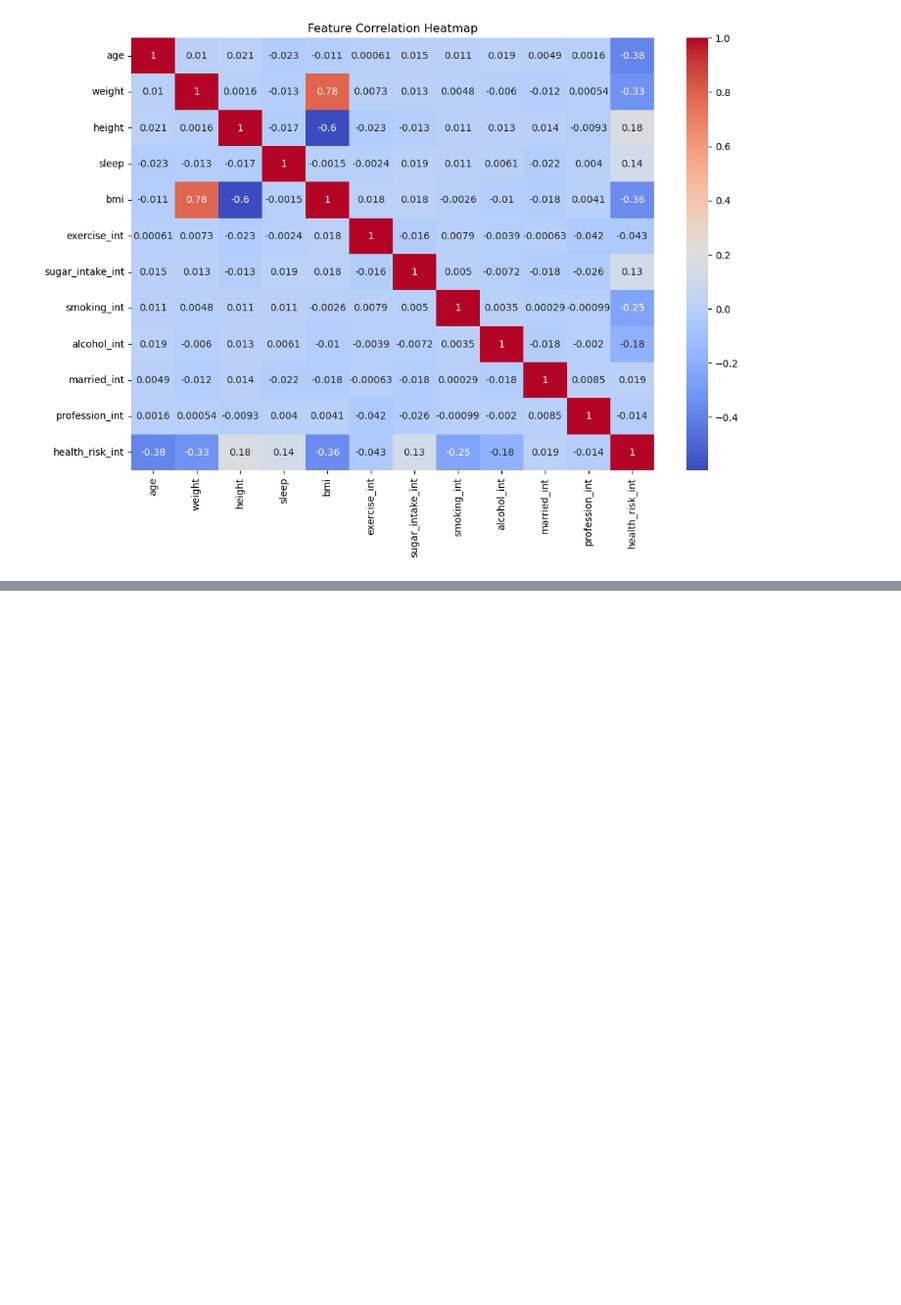
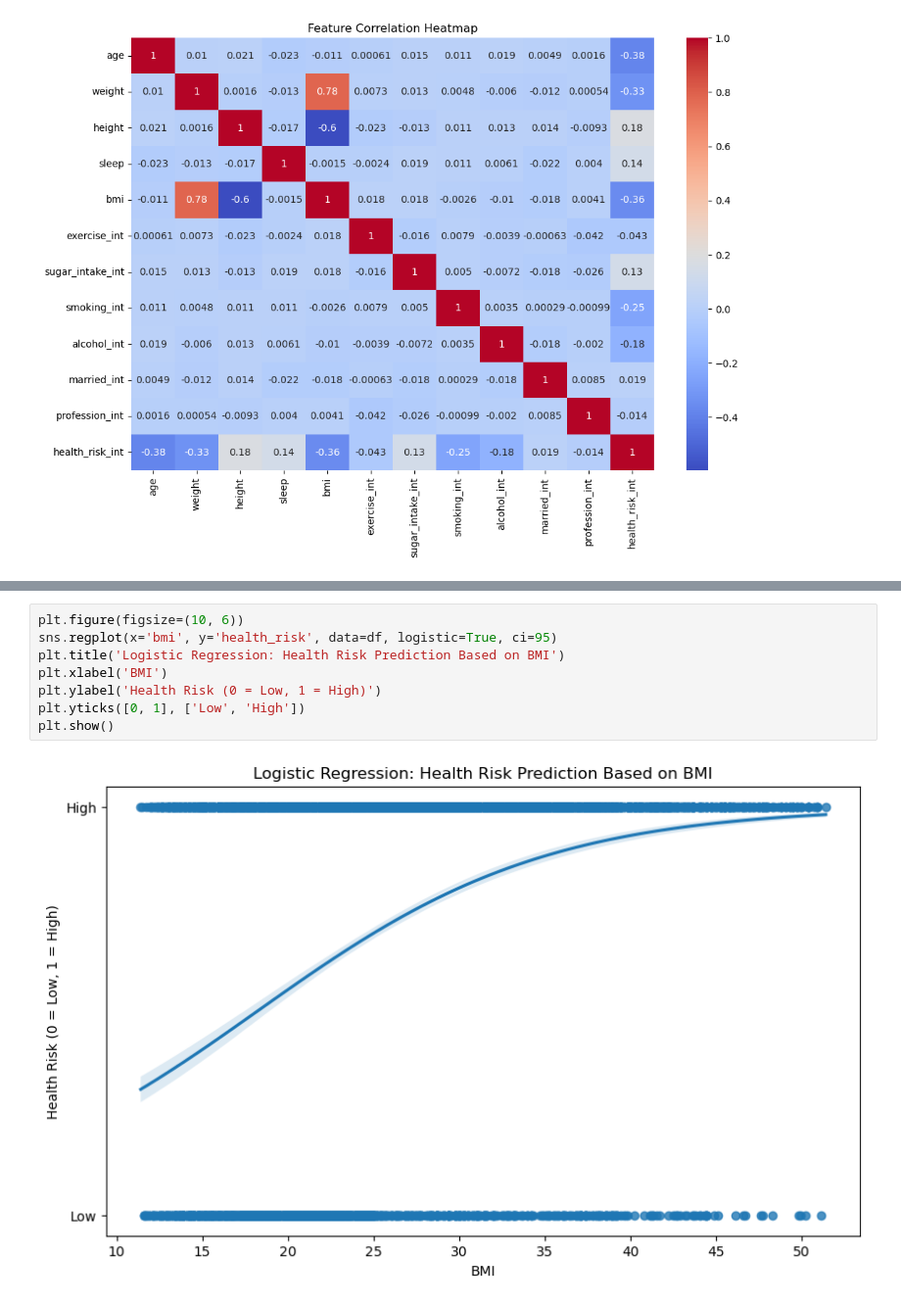
Before and after one commit to MyleeCS/Lifestyle-and-Health-Risk-EDA, a Jupyter notebook: lifestyle-and-health-risk-eda.ipynb, the cells around one changed output, grey strips where cells are left out. Shown at 98% size. Cells and saved outputs as stored; diff of their text form; blank space fills up the shorter version.

```diff
--- a/lifestyle-and-health-risk-eda.ipynb
+++ b/lifestyle-and-health-risk-eda.ipynb
@@ -138,0 +162,10 @@ plt.show()
+# %%
+plt.figure(figsize=(10, 6))
+sns.regplot(x='bmi', y='health_risk', data=df, logistic=True, ci=95)
+plt.title('Logistic Regression: Health Risk Prediction Based on BMI')
+plt.xlabel('BMI')
+plt.ylabel('Health Risk (0 = Low, 1 = High)')
+plt.yticks([0, 1], ['Low', 'High'])
+plt.show()
+# %% [output]
+[figure, added]
```
Also changed, not shown: parts of 3 cells of this notebook.
